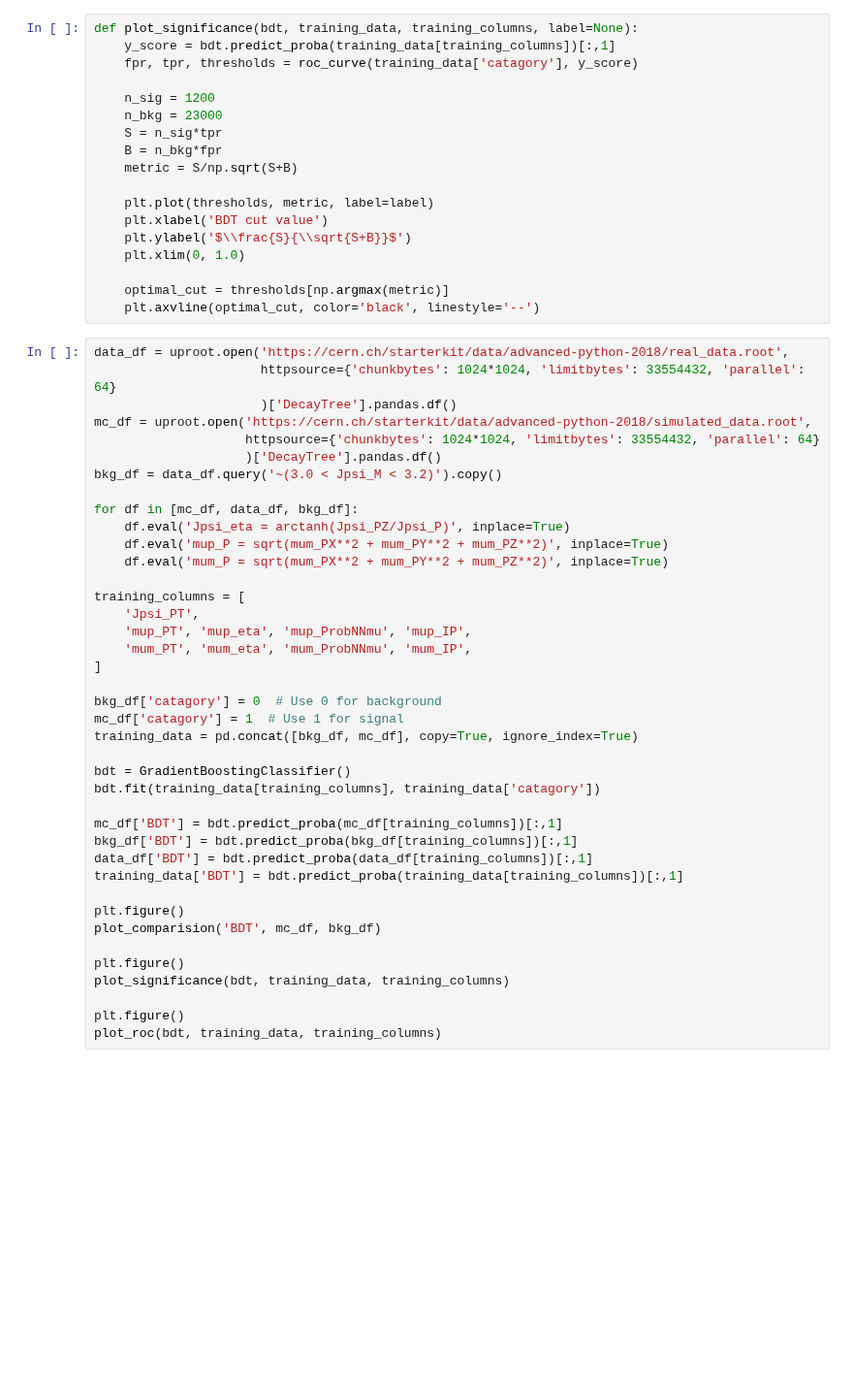
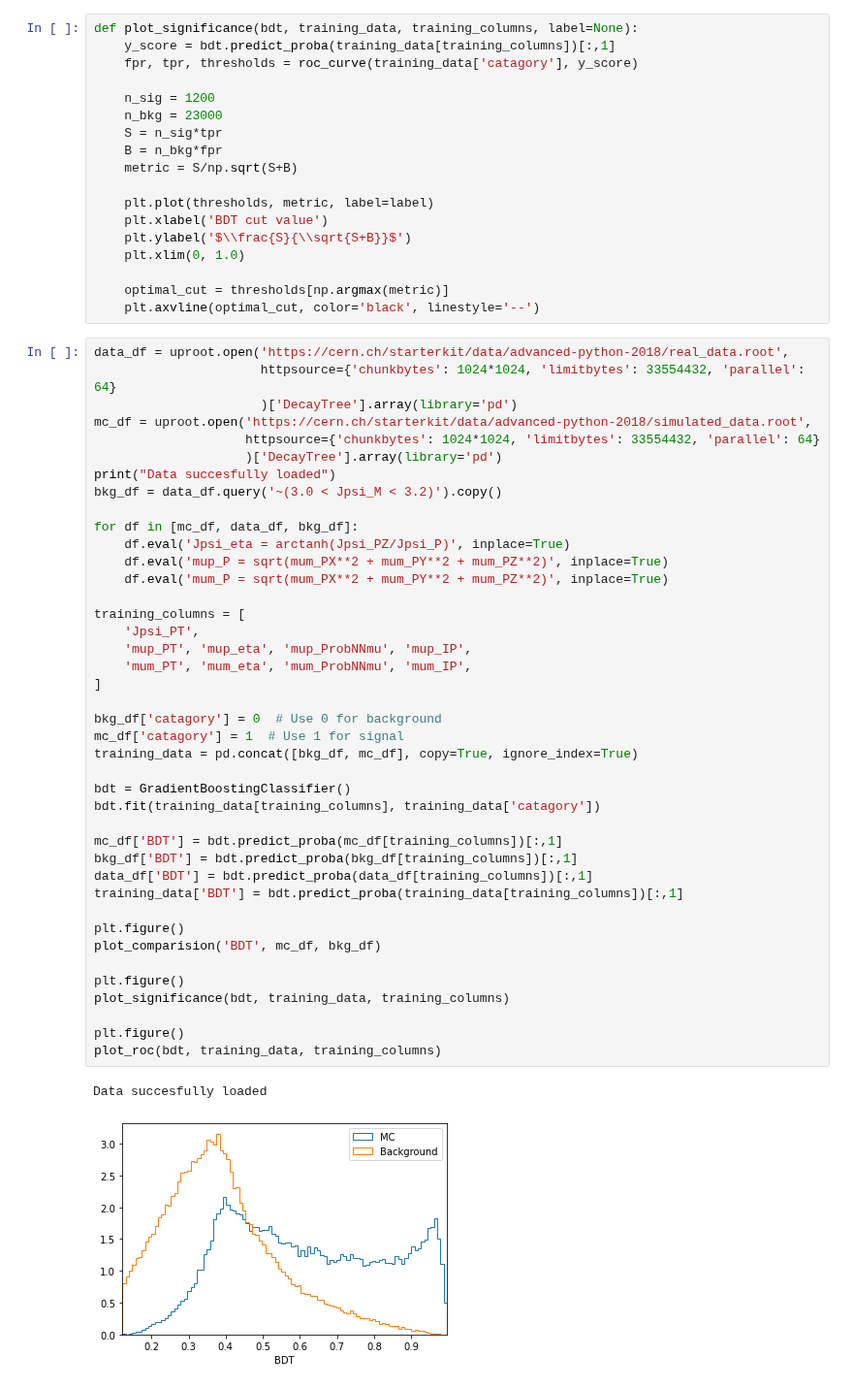
Before and after one commit to hsf-training/analysis-essentials, a Jupyter notebook: advanced-python/3Classification.ipynb, the cells around one changed output. Shown at 97% size. Cells and saved outputs as stored; diff of their text form; blank space fills up the shorter version.

```diff
--- a/advanced-python/3Classification.ipynb
+++ b/advanced-python/3Classification.ipynb
@@ -260,40 +300,44 @@ def plot_significance(bdt, training_data, training_columns, label=None):
 # %%
 data_df = uproot.open('https://cern.ch/starterkit/data/advanced-python-2018/real_data.root',
                       httpsource={'chunkbytes': 1024*1024, 'limitbytes': 33554432, 'parallel': 64}
-                      )['DecayTree'].pandas.df()
+                      )['DecayTree'].array(library='pd')
 mc_df = uproot.open('https://cern.ch/starterkit/data/advanced-python-2018/simulated_data.root',
                     httpsource={'chunkbytes': 1024*1024, 'limitbytes': 33554432, 'parallel': 64}
-                    )['DecayTree'].pandas.df()
+                    )['DecayTree'].array(library='pd')
+print("Data succesfully loaded")
 bkg_df = data_df.query('~(3.0 < Jpsi_M < 3.2)').copy()
 
 for df in [mc_df, data_df, bkg_df]:
     df.eval('Jpsi_eta = arctanh(Jpsi_PZ/Jpsi_P)', inplace=True)
     df.eval('mup_P = sqrt(mum_PX**2 + mum_PY**2 + mum_PZ**2)', inplace=True)
     df.eval('mum_P = sqrt(mum_PX**2 + mum_PY**2 + mum_PZ**2)', inplace=True)
 
 training_columns = [
     'Jpsi_PT',
     'mup_PT', 'mup_eta', 'mup_ProbNNmu', 'mup_IP',
     'mum_PT', 'mum_eta', 'mum_ProbNNmu', 'mum_IP',
 ]
 
 bkg_df['catagory'] = 0  # Use 0 for background
 mc_df['catagory'] = 1  # Use 1 for signal
 training_data = pd.concat([bkg_df, mc_df], copy=True, ignore_index=True)
 
 bdt = GradientBoostingClassifier()
 bdt.fit(training_data[training_columns], training_data['catagory'])
 
 mc_df['BDT'] = bdt.predict_proba(mc_df[training_columns])[:,1]
 bkg_df['BDT'] = bdt.predict_proba(bkg_df[training_columns])[:,1]
 data_df['BDT'] = bdt.predict_proba(data_df[training_columns])[:,1]
 training_data['BDT'] = bdt.predict_proba(training_data[training_columns])[:,1]
 
 plt.figure()
 plot_comparision('BDT', mc_df, bkg_df)
 
 plt.figure()
 plot_significance(bdt, training_data, training_columns)
 
 plt.figure()
 plot_roc(bdt, training_data, training_columns)
+# %% [output]
+Data succesfully loaded
+[figure, added]
```
Also changed, not shown: parts of 17 cells of this notebook, 9 other files.
